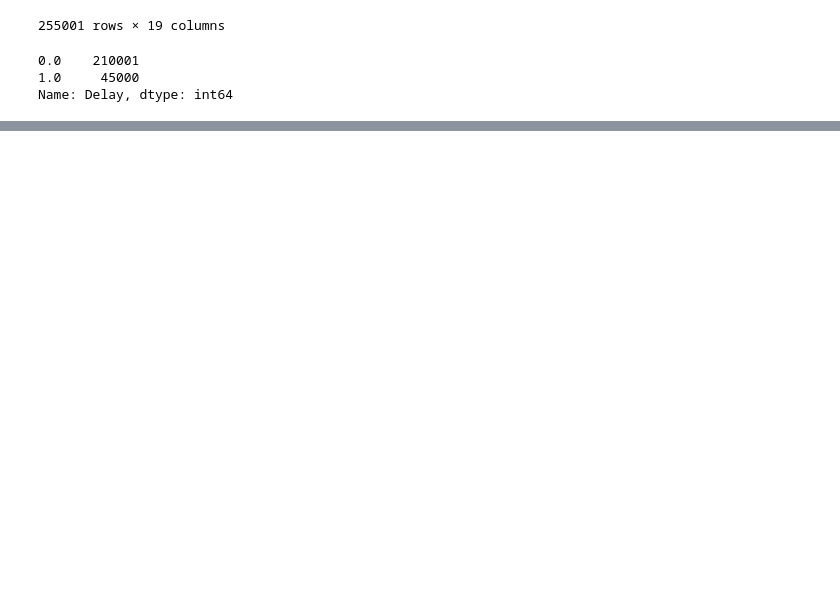
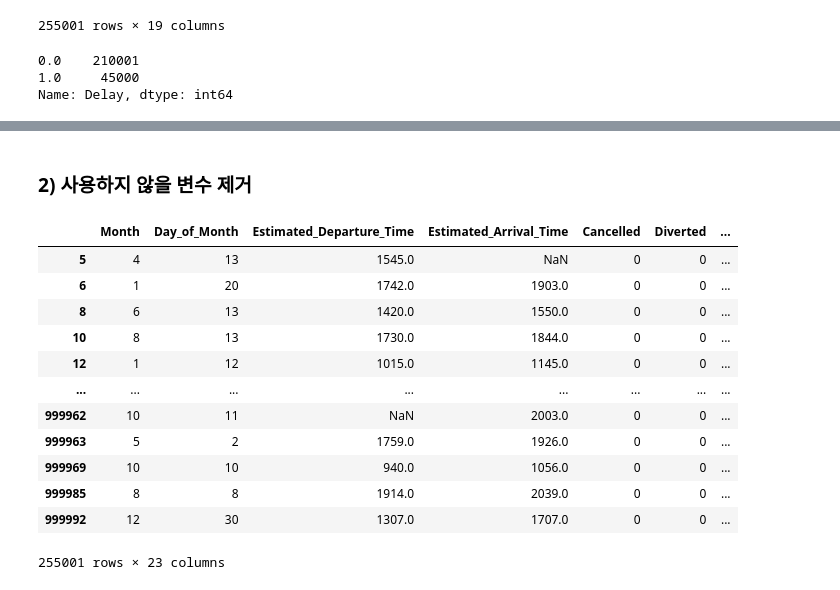
Before and after one commit to LimHeena/TIL, a Jupyter notebook: BDAA/임희나_0409_과제.ipynb, the cells around one changed output, grey strips where cells are left out. Saved outputs shown, nothing was run; the diff lists cells and outputs as text; code cells hidden in the pictures; blank space fills up the shorter version.

```diff
--- a/BDAA/임희나_0409_과제.ipynb
+++ b/BDAA/임희나_0409_과제.ipynb
@@ -254,0 +283,9 @@ sns.heatmap(data = air_df[['Month','Day_of_Month','Estimated_Departure_Time','Es
+# %%
+# 이진 인코딩-1
+from category_encoders import BinaryEncoder
+
+encoder = BinaryEncoder(cols=['Origin_State'])
+df_encoded = encoder.fit_transform(air_df)
+# %%
+air_df = df_encoded
+air_df
@@ -254,0 +319,6 @@ sns.heatmap(data = air_df[['Month','Day_of_Month','Estimated_Departure_Time','Es
+# %%
+# 이진 인코딩-2
+from category_encoders import BinaryEncoder
+
+encoder = BinaryEncoder(cols=['Destination_State'])
+air_df = encoder.fit_transform(air_df)
@@ -254,0 +373,19 @@ sns.heatmap(data = air_df[['Month','Day_of_Month','Estimated_Departure_Time','Es
+# %% [markdown]
+### 2) 사용하지 않을 변수 제거
+# %%
+air_df_fin = air_df.drop(['ID','Origin_Airport','Destination_Airport','Airline','Carrier_Code(IATA)','Tail_Number'], axis=1)
+air_df_fin
+# %% [output]
+|  | Month | Day_of_Month | Estimated_Departure_Time | Estimated_Arrival_Time | Cancelled | Diverted | ... |
+| 5 | 4 | 13 | 1545.0 | NaN | 0 | 0 | ... |
+| 6 | 1 | 20 | 1742.0 | 1903.0 | 0 | 0 | ... |
+| 8 | 6 | 13 | 1420.0 | 1550.0 | 0 | 0 | ... |
+| 10 | 8 | 13 | 1730.0 | 1844.0 | 0 | 0 | ... |
+| 12 | 1 | 12 | 1015.0 | 1145.0 | 0 | 0 | ... |
+| ... | ... | ... | ... | ... | ... | ... | ... |
+| 999962 | 10 | 11 | NaN | 2003.0 | 0 | 0 | ... |
+| 999963 | 5 | 2 | 1759.0 | 1926.0 | 0 | 0 | ... |
+| 999969 | 10 | 10 | 940.0 | 1056.0 | 0 | 0 | ... |
+| 999985 | 8 | 8 | 1914.0 | 2039.0 | 0 | 0 | ... |
+| 999992 | 12 | 30 | 1307.0 | 1707.0 | 0 | 0 | ... |
+255001 rows × 23 columns
```
Also changed, not shown: parts of 37 cells of this notebook.
